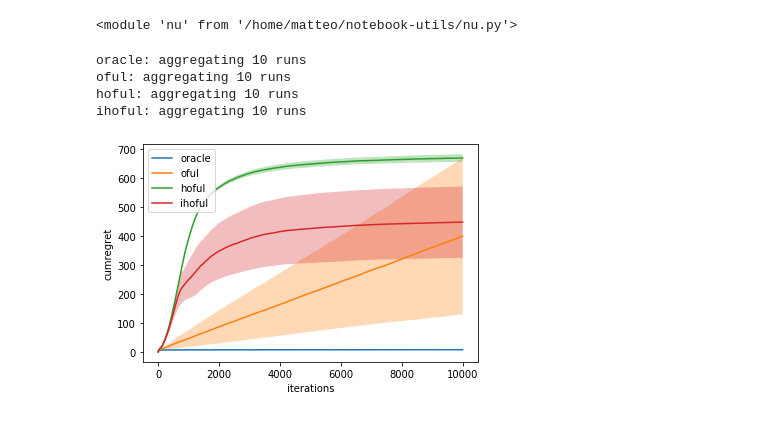
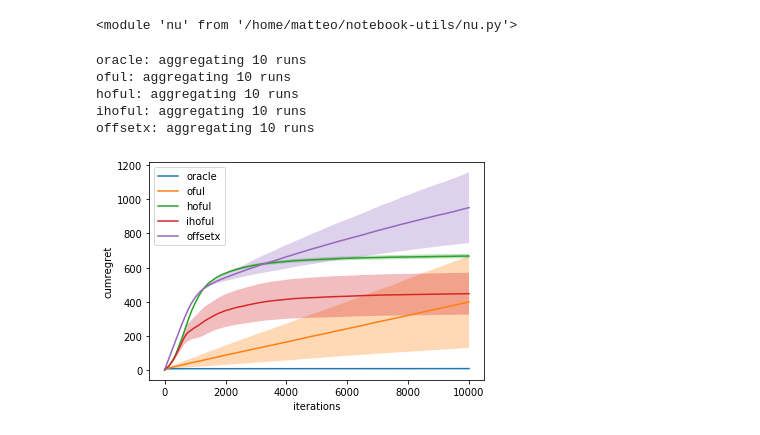
Before and after one commit to T3p/hidden-features, a Jupyter notebook: notebooks/contextual_hidden.ipynb, the cells around one changed output. Cells and saved outputs as stored; diff of their text form; code cells hidden in the pictures.

```diff
--- a/notebooks/contextual_hidden.ipynb
+++ b/notebooks/contextual_hidden.ipynb
@@ -10,10 +10,11 @@ reload(nu)
 # %%
 nu.setdir('../results')
 # %%
-nu.compare_student(['oracle', 'oful', 'hoful', 'ihoful'], key='cumregret')
+nu.compare_student(['oracle', 'oful', 'hoful', 'ihoful', 'offsetx'], key='cumregret')
 # %% [output]
 oracle: aggregating 10 runs
 oful: aggregating 10 runs
 hoful: aggregating 10 runs
 ihoful: aggregating 10 runs
+offsetx: aggregating 10 runs
-[figure, old version]
+[figure, new version]
```
Also changed, not shown: parts of 3 cells of this notebook, 6 other files.
